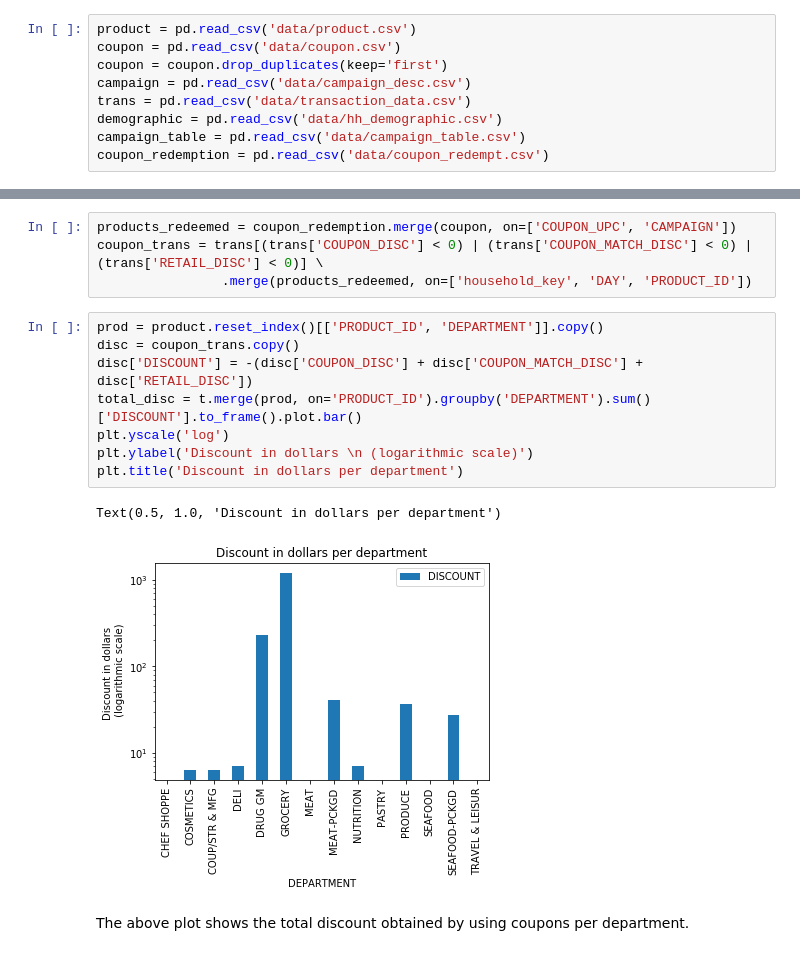
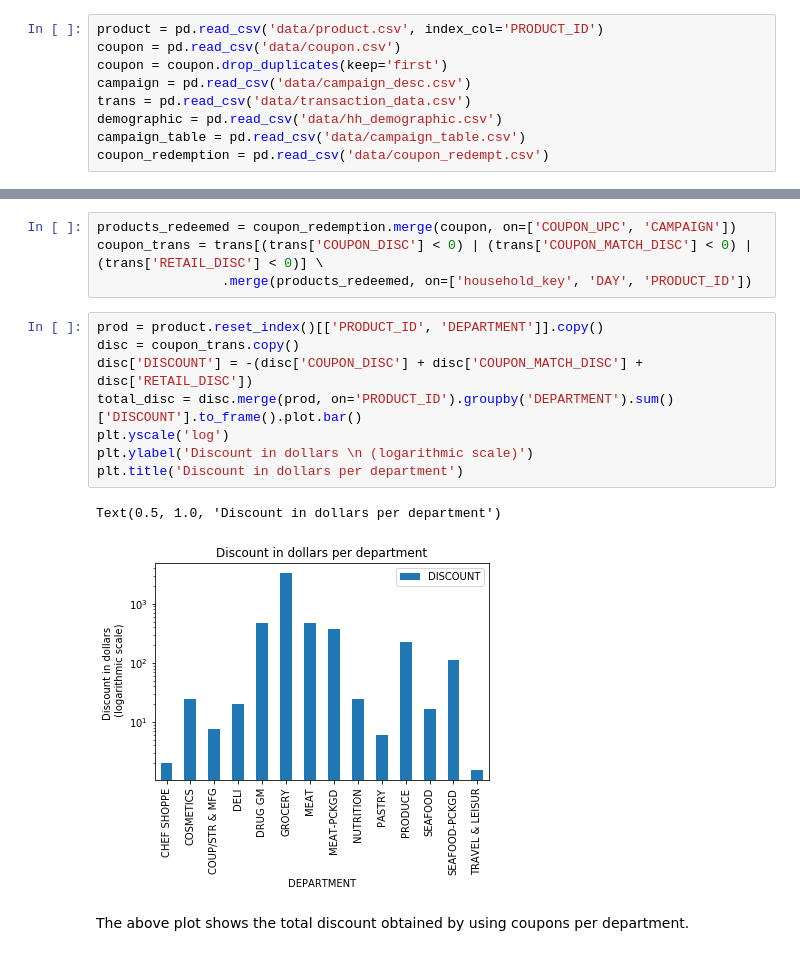
Before and after one commit to dhruti96shah/ada_project_pinkfluffybunnies, a Jupyter notebook: ada project.ipynb, the cells around one changed output, grey strips where cells are left out. Saved outputs shown, nothing was run; the diff lists cells and outputs as text.

```diff
--- a/ada project.ipynb
+++ b/ada project.ipynb
@@ -11,7 +11,7 @@ from IPython.display import Image
 # %% [markdown]
 We load our dataset.
 # %%
-product = pd.read_csv('data/product.csv')
+product = pd.read_csv('data/product.csv', index_col='PRODUCT_ID')
 coupon = pd.read_csv('data/coupon.csv')
 coupon = coupon.drop_duplicates(keep='first')
 campaign = pd.read_csv('data/campaign_desc.csv')
@@ -262,14 +262,14 @@ coupon_trans = trans[(trans['COUPON_DISC'] < 0) | (trans['COUPON_MATCH_DISC'] <
 # %%
 prod = product.reset_index()[['PRODUCT_ID', 'DEPARTMENT']].copy()
 disc = coupon_trans.copy()
 disc['DISCOUNT'] = -(disc['COUPON_DISC'] + disc['COUPON_MATCH_DISC'] + disc['RETAIL_DISC'])
-total_disc = t.merge(prod, on='PRODUCT_ID').groupby('DEPARTMENT').sum()['DISCOUNT'].to_frame().plot.bar()
+total_disc = disc.merge(prod, on='PRODUCT_ID').groupby('DEPARTMENT').sum()['DISCOUNT'].to_frame().plot.bar()
 plt.yscale('log')
 plt.ylabel('Discount in dollars \n (logarithmic scale)')
 plt.title('Discount in dollars per department')
 # %% [output]
 Text(0.5, 1.0, 'Discount in dollars per department')
-[figure, old version]
+[figure, new version]
 # %% [markdown]
 The above plot shows the total discount obtained by using coupons per department.
 # %% [markdown]
```
Also changed, not shown: parts of 24 cells of this notebook.
